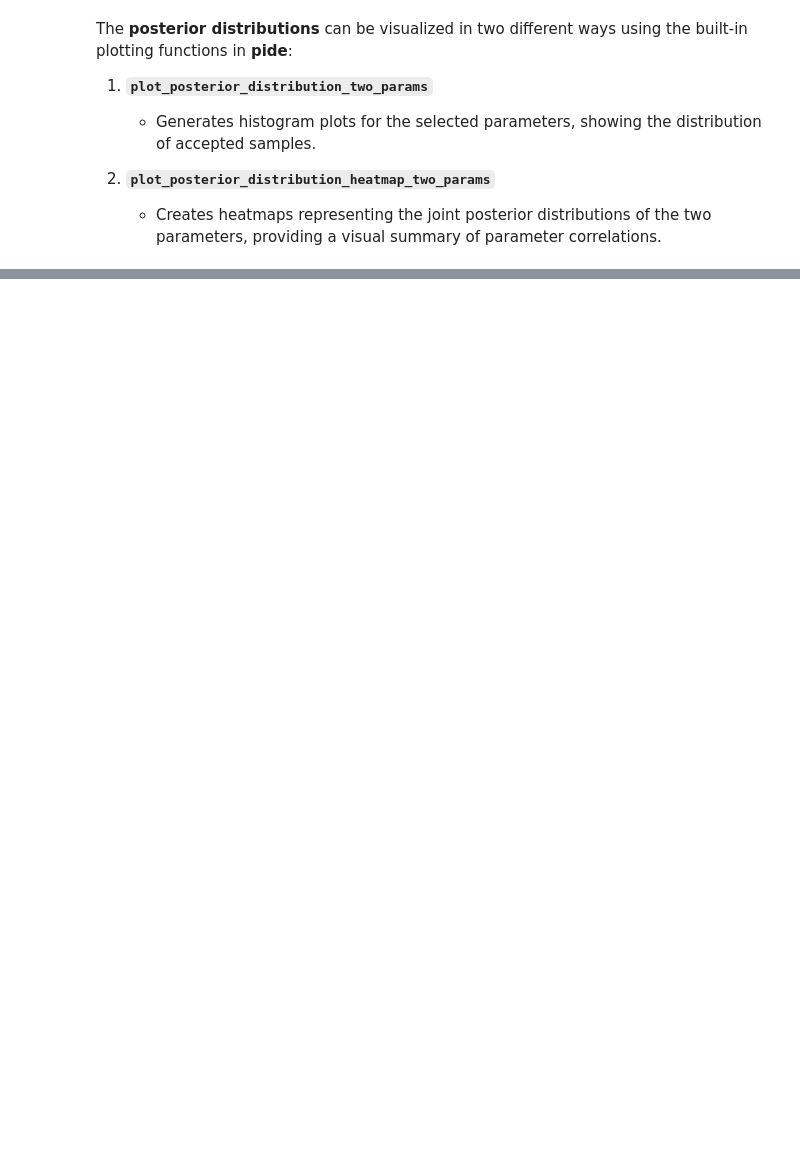
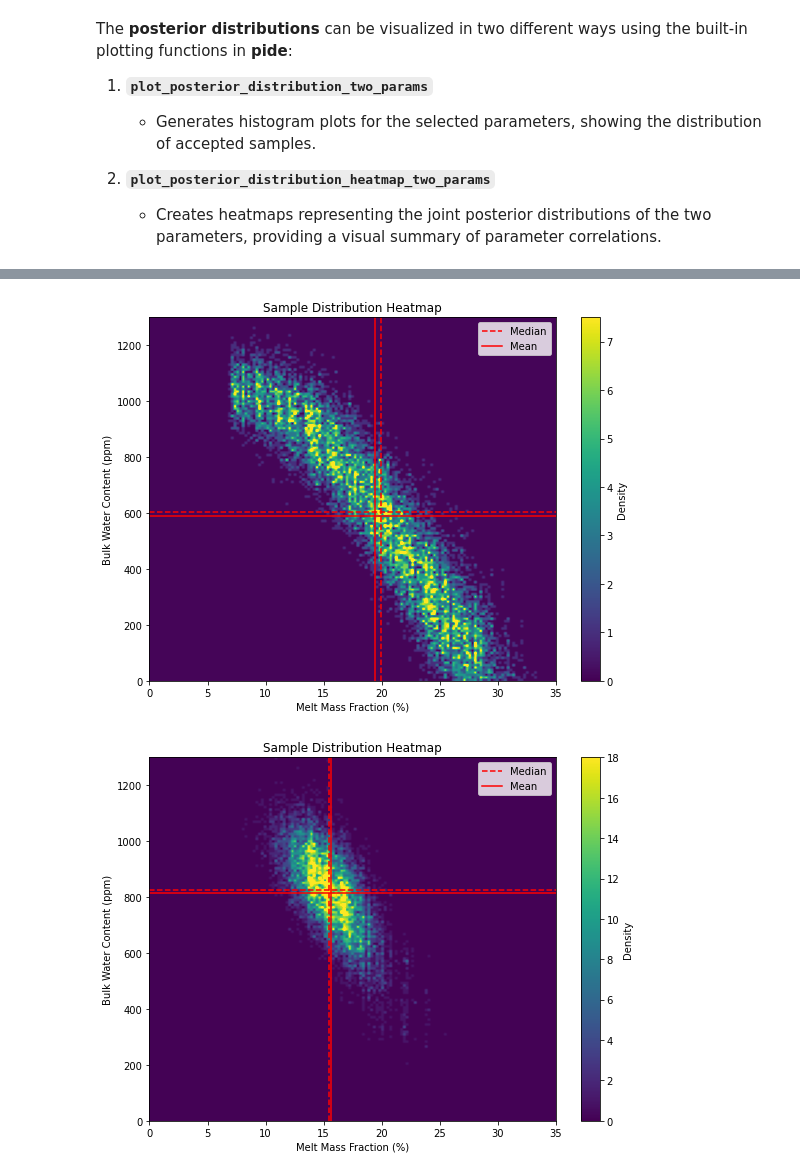
Before and after one commit to sinanozaydin/pide, a Jupyter notebook: examples/notebooks/11_Melt_Estimation.ipynb, the cells around one changed output, grey strips where cells are left out. Cells and saved outputs as stored; diff of their text form; code cells hidden in the pictures; blank space fills up the shorter version.

```diff
--- a/examples/notebooks/11_Melt_Estimation.ipynb
+++ b/examples/notebooks/11_Melt_Estimation.ipynb
@@ -327,0 +527,17 @@ file_name = f"melt_frac_solution.png",save = False)
+# %%
+plot_posterior_distribution_heatmap_two_params(data_param_1 = melt_samples_mt_only*1e2,
+data_param_2 = water_samples_mt_only, param_1_min = 0, param_1_max = 35,
+param_2_min = 0, param_2_max = 1300,
+param1_name = 'Melt Mass Fraction (%)',
+param2_name = "Bulk Water Content (ppm)",
+file_name = f"melt_frac_solution.png",save = False)
+
+plot_posterior_distribution_heatmap_two_params(data_param_1 = melt_samples*1e2,
+data_param_2 = water_samples, param_1_min = 0, param_1_max = 35,
+param_2_min = 0, param_2_max = 1300,
+param1_name = 'Melt Mass Fraction (%)',
+param2_name = "Bulk Water Content (ppm)",
+file_name = f"melt_frac_solution.png",save = False)
+# %% [output]
+[figure, added]
+[figure, added]
```
Also changed, not shown: parts of 14 cells of this notebook, 1 other file.
